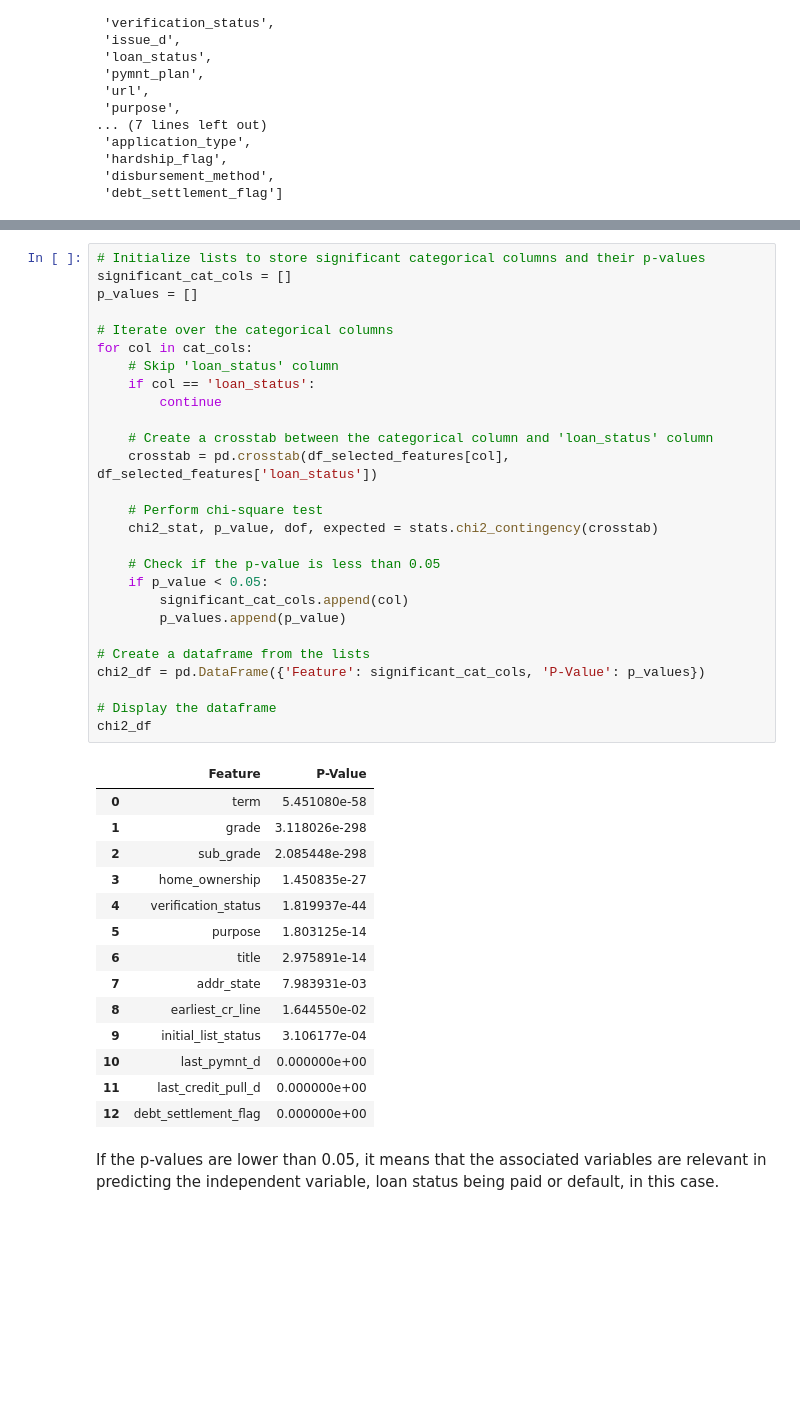
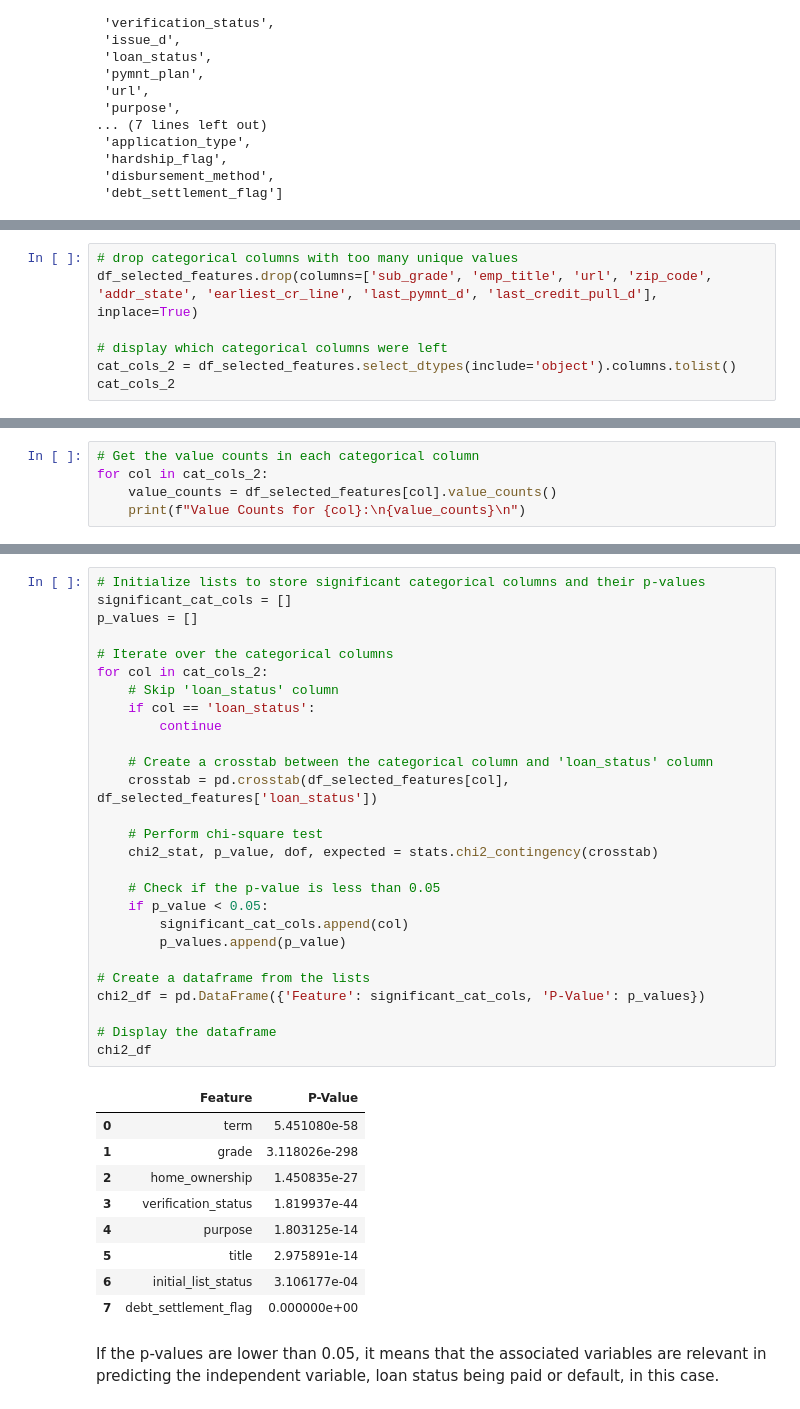
Before and after one commit to rachellliao/loan-default-prediction, a Jupyter notebook: EDA.ipynb, the cells around one changed output, grey strips where cells are left out. Cells and saved outputs as stored; diff of their text form; blank space fills up the shorter version.

```diff
--- a/EDA.ipynb
+++ b/EDA.ipynb
@@ -337,0 +392,7 @@ cat_cols
+# %%
+# drop categorical columns with too many unique values
+df_selected_features.drop(columns=['sub_grade', 'emp_title', 'url', 'zip_code', 'addr_state', 'earliest_cr_line', 'last_pymnt_d', 'last_credit_pull_d'], inplace=True)
+
+# display which categorical columns were left
+cat_cols_2 = df_selected_features.select_dtypes(include='object').columns.tolist()
+cat_cols_2
@@ -337,0 +463,5 @@ cat_cols
+# %%
+# Get the value counts in each categorical column
+for col in cat_cols_2:
+    value_counts = df_selected_features[col].value_counts()
+    print(f"Value Counts for {col}:\n{value_counts}\n")
@@ -338,44 +486,39 @@ cat_cols
 # %%
 # Initialize lists to store significant categorical columns and their p-values
 significant_cat_cols = []
 p_values = []
 
 # Iterate over the categorical columns
-for col in cat_cols:
+for col in cat_cols_2:
     # Skip 'loan_status' column
     if col == 'loan_status':
         continue
 
     # Create a crosstab between the categorical column and 'loan_status' column
     crosstab = pd.crosstab(df_selected_features[col], df_selected_features['loan_status'])
 
     # Perform chi-square test
     chi2_stat, p_value, dof, expected = stats.chi2_contingency(crosstab)
 
     # Check if the p-value is less than 0.05
     if p_value < 0.05:
         significant_cat_cols.append(col)
         p_values.append(p_value)
 
 # Create a dataframe from the lists
 chi2_df = pd.DataFrame({'Feature': significant_cat_cols, 'P-Value': p_values})
 
 # Display the dataframe
 chi2_df
 # %% [output]
 |  | Feature | P-Value |
 | 0 | term | 5.451080e-58 |
 | 1 | grade | 3.118026e-298 |
-| 2 | sub_grade | 2.085448e-298 |
-| 3 | home_ownership | 1.450835e-27 |
-| 4 | verification_status | 1.819937e-44 |
-| 5 | purpose | 1.803125e-14 |
-| 6 | title | 2.975891e-14 |
-| 7 | addr_state | 7.983931e-03 |
-| 8 | earliest_cr_line | 1.644550e-02 |
-| 9 | initial_list_status | 3.106177e-04 |
-| 10 | last_pymnt_d | 0.000000e+00 |
-| 11 | last_credit_pull_d | 0.000000e+00 |
-| 12 | debt_settlement_flag | 0.000000e+00 |
+| 2 | home_ownership | 1.450835e-27 |
+| 3 | verification_status | 1.819937e-44 |
+| 4 | purpose | 1.803125e-14 |
+| 5 | title | 2.975891e-14 |
+| 6 | initial_list_status | 3.106177e-04 |
+| 7 | debt_settlement_flag | 0.000000e+00 |
 # %% [markdown]
 If the p-values are lower than 0.05, it means that the associated variables are relevant in predicting the independent variable, loan status being paid or default, in this case.
```
Also changed, not shown: parts of 16 cells of this notebook.
